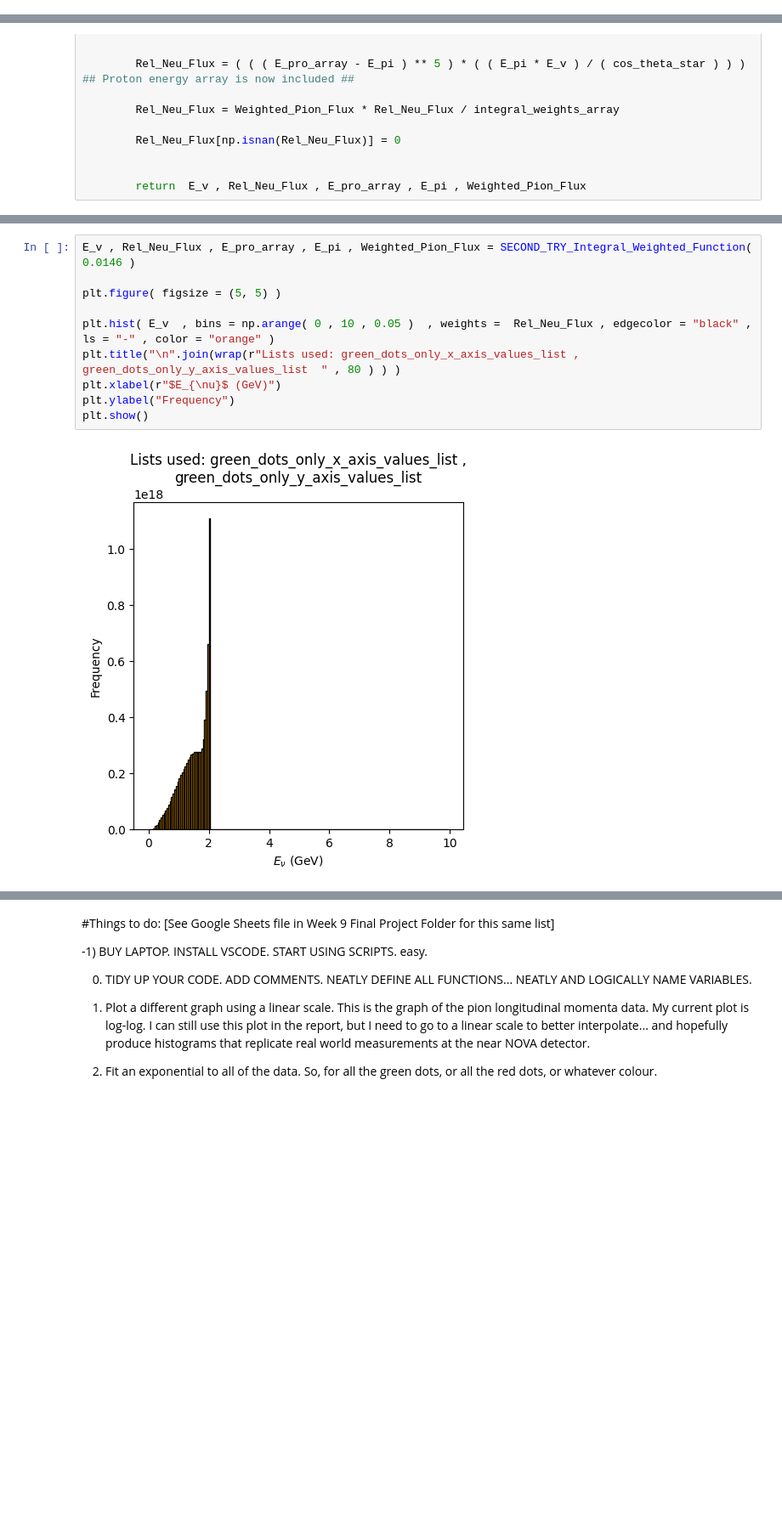
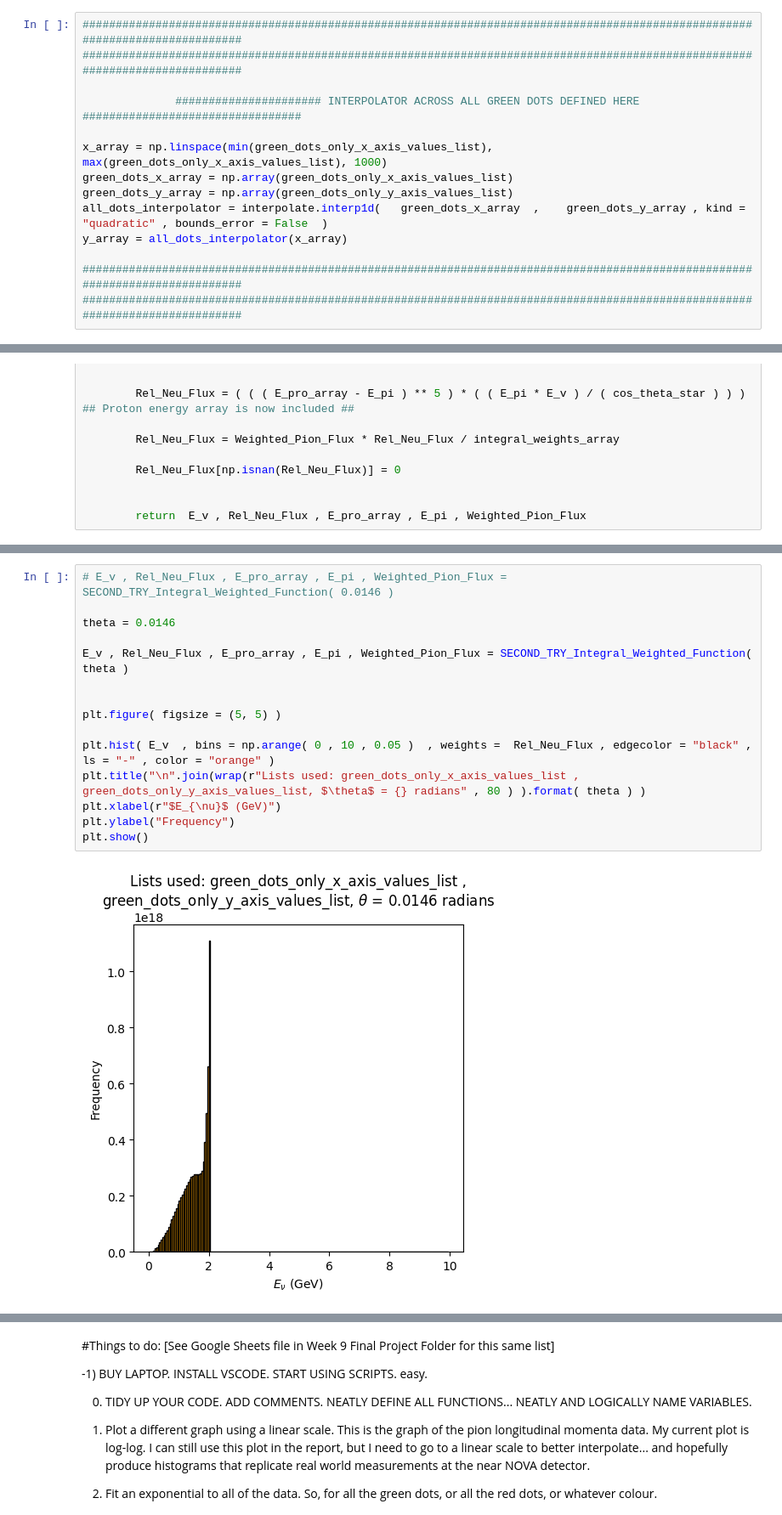
Before and after one commit to MrD0balina/Fourth-Year-Project---Neutrino-Oscillations, a Jupyter notebook: First_Notebook_SEM2_Consolidating_SEM_1_progress.ipynb, the cells around one changed output, grey strips where cells are left out. Shown at 85% size. Drawn from its saved outputs; the diff is of its cells as text; blank space fills up the shorter version.

```diff
--- a/First_Notebook_SEM2_Consolidating_SEM_1_progress.ipynb
+++ b/First_Notebook_SEM2_Consolidating_SEM_1_progress.ipynb
@@ -1235,6 +1235,20 @@ plt.savefig('Figure NUMBER NEEDS TO BE ORGANISED: Positive pion yields per proto
 plt.show()
 # %% [output]
 [figure]
+# %%
+#############################################################################################################################
+#############################################################################################################################
+
+              ###################### INTERPOLATOR ACROSS ALL GREEN DOTS DEFINED HERE  #################################
+
+x_array = np.linspace(min(green_dots_only_x_axis_values_list), max(green_dots_only_x_axis_values_list), 1000)
+green_dots_x_array = np.array(green_dots_only_x_axis_values_list)
+green_dots_y_array = np.array(green_dots_only_y_axis_values_list)
+all_dots_interpolator = interpolate.interp1d(   green_dots_x_array  ,    green_dots_y_array , kind = "quadratic" , bounds_error = False  )
+y_array = all_dots_interpolator(x_array)
+
+#############################################################################################################################
+#############################################################################################################################
 # %%
 def SECOND_TRY_Integral_Weighted_Function( theta ):
 
@@ -1272,12 +1290,17 @@ def SECOND_TRY_Integral_Weighted_Function( theta ):
 # %%
-E_v , Rel_Neu_Flux , E_pro_array , E_pi , Weighted_Pion_Flux = SECOND_TRY_Integral_Weighted_Function( 0.0146 )
+# E_v , Rel_Neu_Flux , E_pro_array , E_pi , Weighted_Pion_Flux = SECOND_TRY_Integral_Weighted_Function( 0.0146 )
+
+theta = 0.0146
+
+E_v , Rel_Neu_Flux , E_pro_array , E_pi , Weighted_Pion_Flux = SECOND_TRY_Integral_Weighted_Function( theta )
+
 
 plt.figure( figsize = (5, 5) )
 
 plt.hist( E_v  , bins = np.arange( 0 , 10 , 0.05 )  , weights =  Rel_Neu_Flux , edgecolor = "black" , ls = "-" , color = "orange" )
-plt.title("\n".join(wrap(r"Lists used: green_dots_only_x_axis_values_list , green_dots_only_y_axis_values_list  " , 80 ) ) )
+plt.title("\n".join(wrap(r"Lists used: green_dots_only_x_axis_values_list , green_dots_only_y_axis_values_list, $\theta$ = {} radians" , 80 ) ).format( theta ) )
 plt.xlabel(r"$E_{\nu}$ (GeV)")
 plt.ylabel("Frequency")
 plt.show()
 # %% [output]
-[figure, old version]
+[figure, new version]
```
Also changed, not shown: parts of 6 cells of this notebook.
